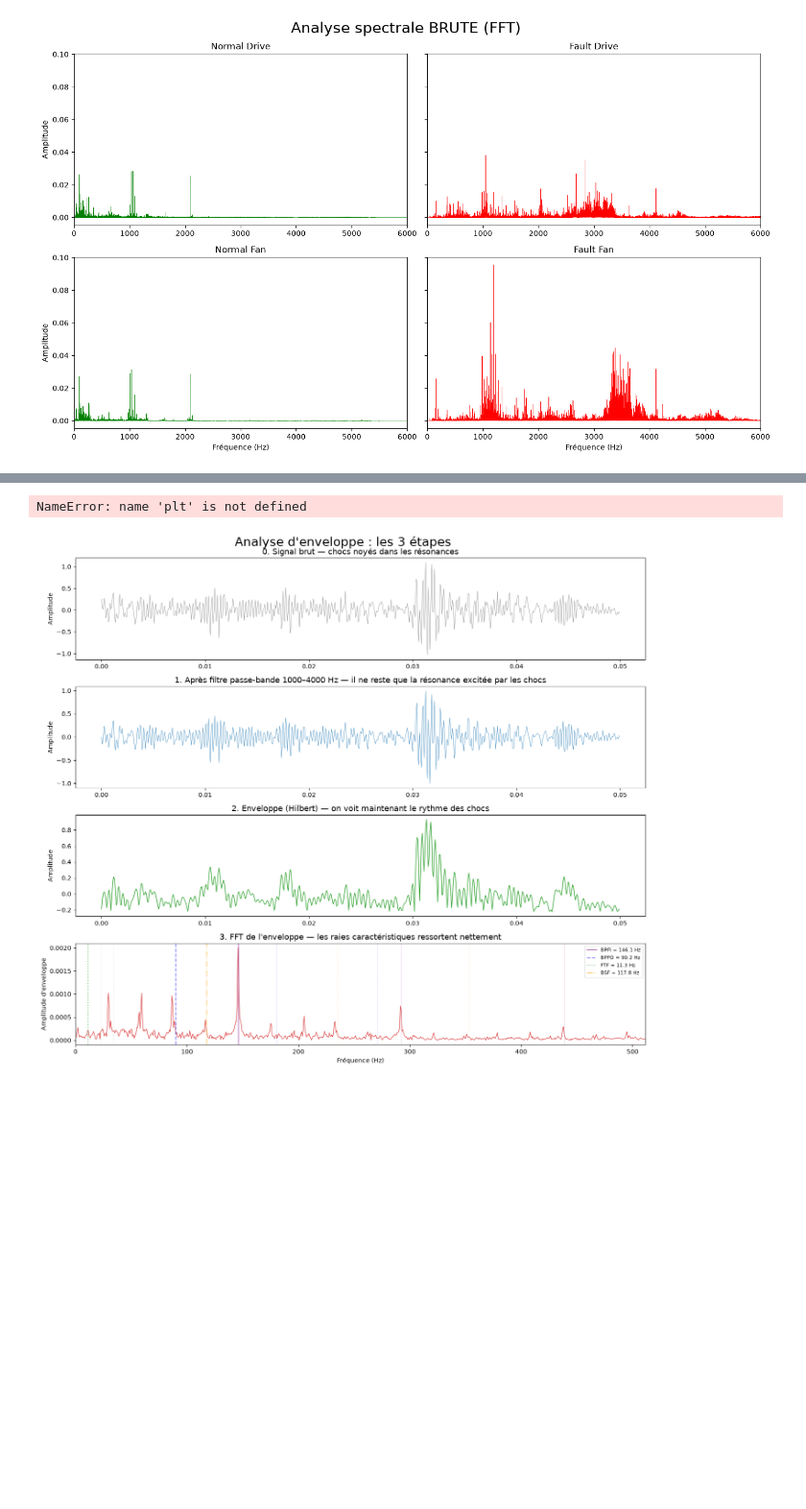
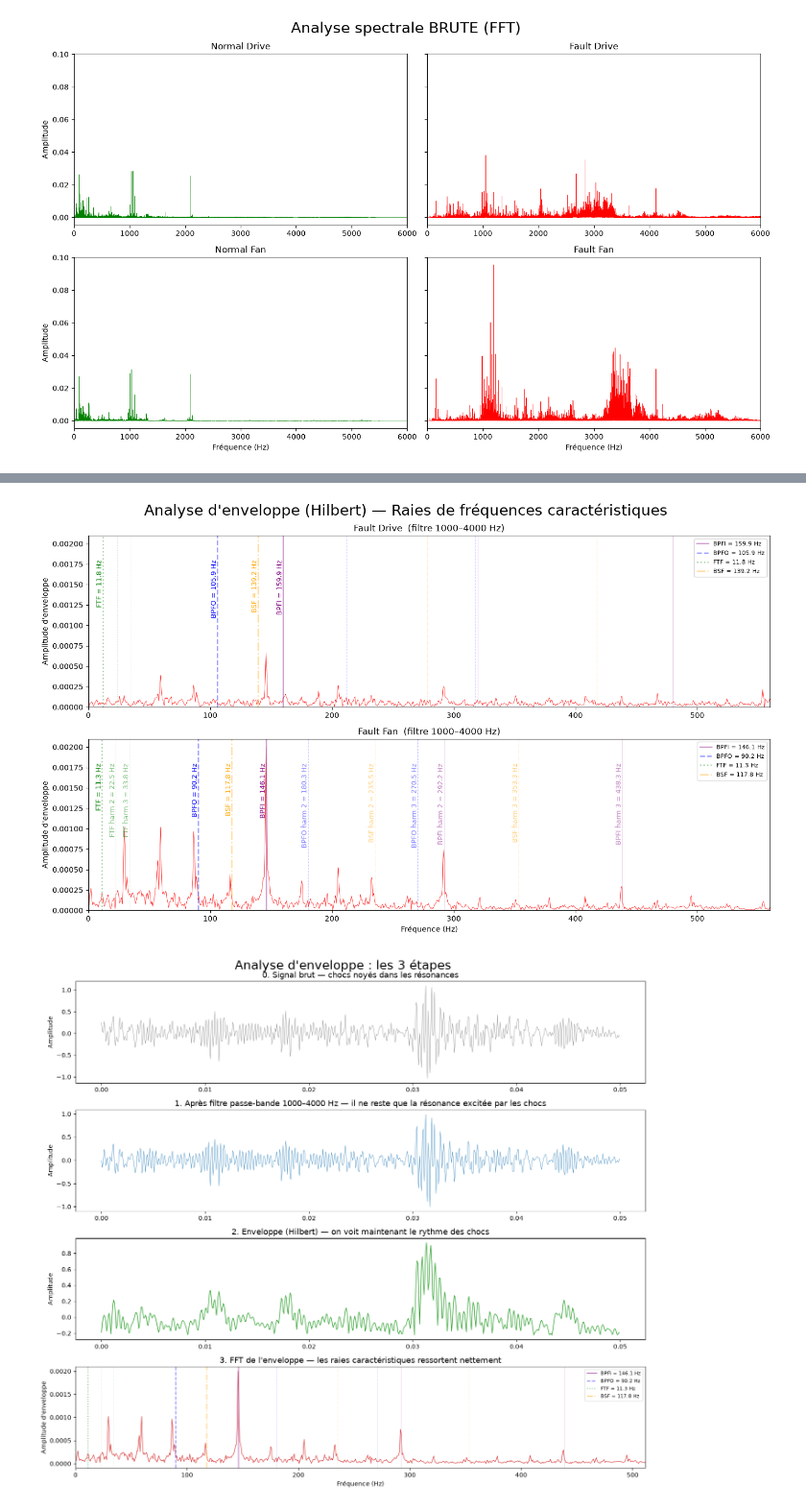
Before and after one commit to Robin3992/BDS_Fault_Detection, a Jupyter notebook: Codes/2.AnalyseSpectrale.ipynb, the cells around one changed output, grey strips where cells are left out. Shown at 96% size. Drawn from its saved outputs; the diff is of its cells as text; code cells hidden in the pictures; blank space fills up the shorter version.

```diff
--- a/Codes/2.AnalyseSpectrale.ipynb
+++ b/Codes/2.AnalyseSpectrale.ipynb
@@ -277,6 +287,24 @@ def spectre_enveloppe(signal, fs, bande=(1000, 4000), n_fft=2**14):
 BANDE_RESONANCE = (1000, 4000)   # Hz
 rpm=1772
 
+graph_XMAX = 0
+y_max = 0
+
+for i, (titre, sig) in enumerate([("Fault Drive", signaux["Fault Drive"]),
+                                  ("Fault Fan",   signaux["Fault Fan"])]):
+    # Roulement concerné : Drive -> DE, Fan -> FE
+    roulement = "DE" if "Drive" in titre else "FE"
+    FC = freqs_caracteristiques(rpm, roulement)
+
+    if FC["BPFI"] * 3.5 > graph_XMAX: graph_XMAX=FC["BPFI"] * 3.5
+    freqs_env, spectre_env = spectre_enveloppe(sig, FS, bande=BANDE_RESONANCE)
+
+    masque_env = (freqs_env >= 0) & (freqs_env <= graph_XMAX)
+    if spectre_env[masque_env].max() > y_max:
+        y_max = spectre_env[masque_env].max()
+        y_texte = y_max * 0.9
+
+
 fig, axes = plt.subplots(2, 1, figsize=(14, 8), sharey=True)
 
 for i, (titre, sig) in enumerate([("Fault Drive", signaux["Fault Drive"]),
@@ -290,11 +318,16 @@ for i, (titre, sig) in enumerate([("Fault Drive", signaux["Fault Drive"]),
     axes[i].plot(freqs_env, spectre_env, color="r", lw=0.5)
     axes[i].set_title(titre + f"  (filtre {BANDE_RESONANCE[0]}–{BANDE_RESONANCE[1]} Hz)")
     axes[i].set_xlim(0, graph_XMAX)
+    axes[i].set_ylim(0, y_max * 1.05)
 
-    masque = (freqs_env >= 0) & (freqs_env <= graph_XMAX)
-    y_max = spectre_env[masque].max()
+    libelles_raies = {
+        "BPFI": "Piste int - "+str(round(FC["BPFI"]))+"Hz",
+        "BPFO": "Piste ext - "+str(round(FC["BPFO"]))+"Hz",
+        "BSF":  "Bille - "+str(round(FC["BSF"]))+"Hz",
+        "FTF":  "Cage - "+str(round(FC["FTF"]))+"Hz",
+    }
+    axes[i].set_xlim(0, graph_XMAX)
     axes[i].set_ylim(0, y_max * 1.05)
-    y_texte = y_max * 0.8
 
 
     # --- Raies caractéristiques + harmoniques (mêmes styles qu'avant) ---
@@ -302,37 +335,37 @@ for i, (titre, sig) in enumerate([("Fault Drive", signaux["Fault Drive"]),
         couleur, ls = styles_raies[nom]
         axes[i].axvline(val, color=couleur, ls=ls, lw=1.8, alpha=0.4,
                         label=f"{nom} = {val:.1f} Hz")
         for k in range(2, 4):                    # harmoniques 2x, 3x
             f_raie = k * val
             if f_raie < graph_XMAX:
                 axes[i].axvline(f_raie, color=couleur, ls=ls,
                                 lw=0.8, alpha=0.2)
             if i == 1:
-                axes[i].text(val, y_texte,
-                     f"{nom} harmonique {k} = {val*k:.1f} Hz",
-                     fontsize=9, color=couleur,
+                axes[i].text(val * k, y_texte,
+                     f"{nom} harm {k} = {val*k:.1f} Hz",
+                     rotation=90, fontsize=9, color=couleur, alpha=0.5,
                      ha="right", va="top")
 
         axes[i].text(val, y_texte,
                      f"{nom} = {val:.1f} Hz",
                      rotation=90, fontsize=9, color=couleur,
                      ha="right", va="top")
 
     axes[i].legend(loc="upper right", fontsize=8, framealpha=0.7)
 
 for ax in axes:
     ax.set_ylabel("Amplitude d'enveloppe")
 axes[-1].set_xlabel("Fréquence (Hz)")
 
 
 
 
 plt.tight_layout()
 fig.suptitle("Analyse d'enveloppe (Hilbert) — Raies de fréquences caractéristiques",
              fontsize=20, y=1.03)
 plt.show()
 # %% [output]
-NameError: name 'plt' is not defined
+[figure, added]
 # %%
 # ============================================================
 # 6-bis. Illustration pédagogique : les 3 étapes de l'analyse d'enveloppe
```
Also changed, not shown: parts of 3 cells of this notebook.
